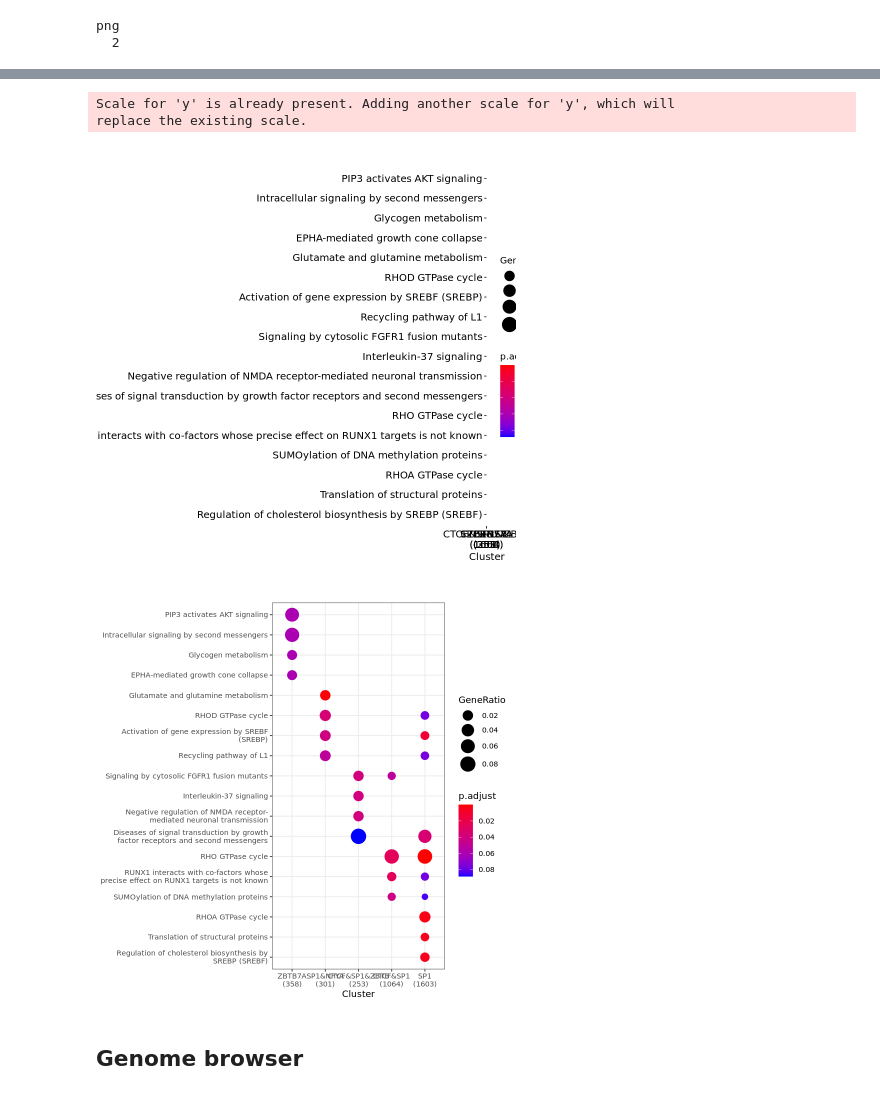
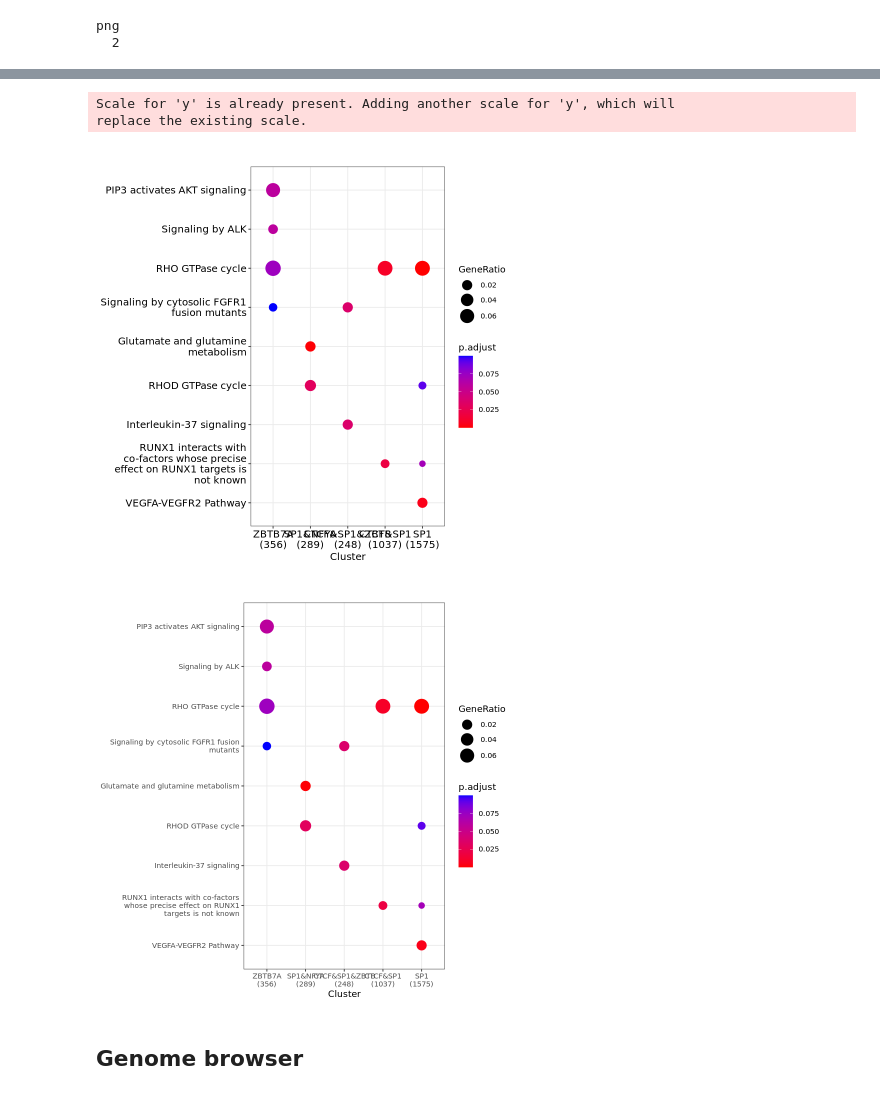
Before and after one commit to HodgesGenomicsLab/ATAC-STARR-seq, a Jupyter notebook: 5_multiomic_analysis/multiomic_analysis.ipynb, the cells around one changed output, grey strips where cells are left out. Drawn from its saved outputs; the diff is of its cells as text; code cells hidden in the pictures.

```diff
--- a/5_multiomic_analysis/multiomic_analysis.ipynb
+++ b/5_multiomic_analysis/multiomic_analysis.ipynb
@@ -262,12 +414,12 @@ silent_gene_list <- list(ZBTB7A = as.data.frame(ZBTB_anno)$geneId,
 
 silent_reactome_results <- compareCluster(silent_gene_list, fun = "enrichPathway", pvalueCutoff = 0.1)
 # %%
-p <- dotplot(silent_reactome_results, showCategory = 4)  + theme_bw() + scale_y_discrete(labels = function(x) str_wrap(x, width = 44))
+p <- dotplot(silent_reactome_results, showCategory = 2)  + theme_bw() + scale_y_discrete(labels = function(x) str_wrap(x, width = 35))
 p
 # %% [output]
 Scale for 'y' is already present. Adding another scale for 'y', which will
 replace the existing scale.
-[figure, old version]
+[figure, new version]
-[figure, old version]
+[figure, new version]
 # %%
 ggsave(p, filename = "/data/hodges_lab/ATAC-STARR_B-cells/results/NAR_paper_figures/reactome_silent.pdf",
```
Also changed, not shown: parts of 8 cells of this notebook, 3 other files.
